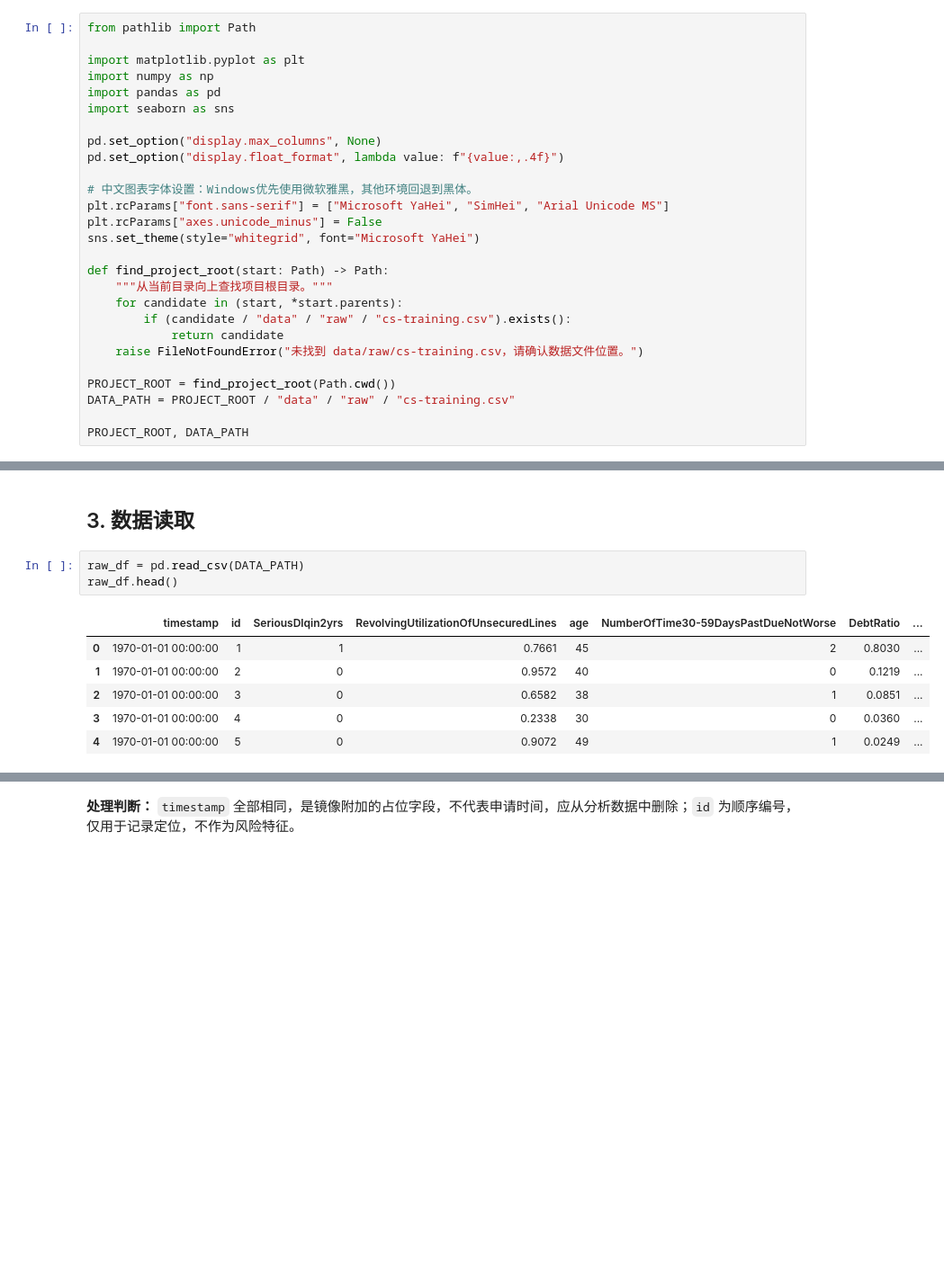
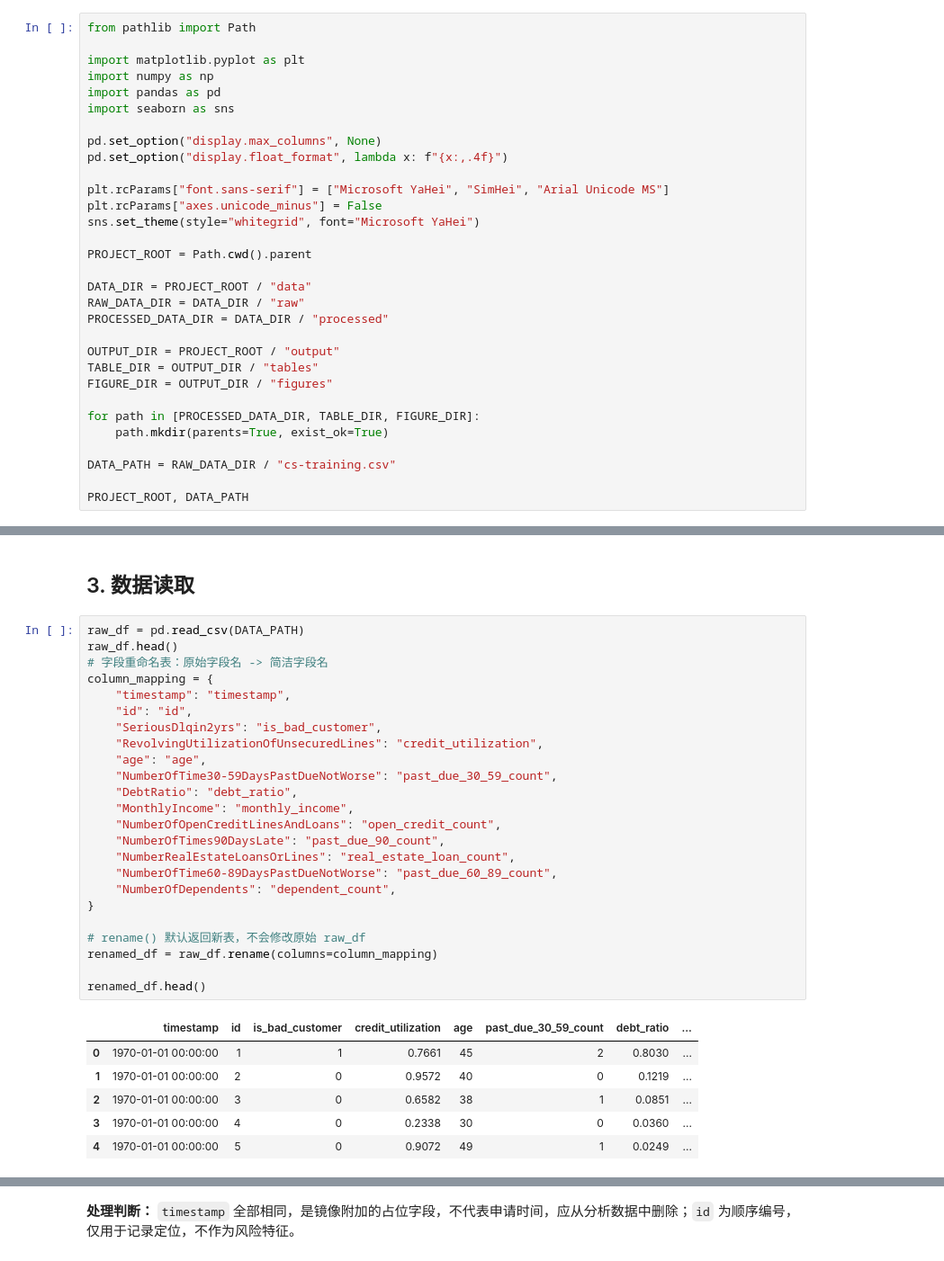
Before and after one commit to xujianbin452-afk/DataAnalysisRoad, a Jupyter notebook: Projects/01_Credit_Risk_Analysis/notebooks/01_business_understanding.ipynb, the cells around one changed output, grey strips where cells are left out. Shown at 90% size. Drawn from its saved outputs; the diff is of its cells as text; blank space fills up the shorter version.

```diff
--- a/Projects/01_Credit_Risk_Analysis/notebooks/01_business_understanding.ipynb
+++ b/Projects/01_Credit_Risk_Analysis/notebooks/01_business_understanding.ipynb
@@ -28,22 +28,26 @@ import pandas as pd
 import seaborn as sns
 
 pd.set_option("display.max_columns", None)
-pd.set_option("display.float_format", lambda value: f"{value:,.4f}")
+pd.set_option("display.float_format", lambda x: f"{x:,.4f}")
 
-# 中文图表字体设置：Windows优先使用微软雅黑，其他环境回退到黑体。
 plt.rcParams["font.sans-serif"] = ["Microsoft YaHei", "SimHei", "Arial Unicode MS"]
 plt.rcParams["axes.unicode_minus"] = False
 sns.set_theme(style="whitegrid", font="Microsoft YaHei")
 
-def find_project_root(start: Path) -> Path:
-    """从当前目录向上查找项目根目录。"""
-    for candidate in (start, *start.parents):
-        if (candidate / "data" / "raw" / "cs-training.csv").exists():
-            return candidate
-    raise FileNotFoundError("未找到 data/raw/cs-training.csv，请确认数据文件位置。")
+PROJECT_ROOT = Path.cwd().parent
 
-PROJECT_ROOT = find_project_root(Path.cwd())
-DATA_PATH = PROJECT_ROOT / "data" / "raw" / "cs-training.csv"
+DATA_DIR = PROJECT_ROOT / "data"
+RAW_DATA_DIR = DATA_DIR / "raw"
+PROCESSED_DATA_DIR = DATA_DIR / "processed"
+
+OUTPUT_DIR = PROJECT_ROOT / "output"
+TABLE_DIR = OUTPUT_DIR / "tables"
+FIGURE_DIR = OUTPUT_DIR / "figures"
+
+for path in [PROCESSED_DATA_DIR, TABLE_DIR, FIGURE_DIR]:
+    path.mkdir(parents=True, exist_ok=True)
+
+DATA_PATH = RAW_DATA_DIR / "cs-training.csv"
 
 PROJECT_ROOT, DATA_PATH
 # %% [output]
@@ -54,8 +58,29 @@ PROJECT_ROOT, DATA_PATH
 # %%
 raw_df = pd.read_csv(DATA_PATH)
 raw_df.head()
+# 字段重命名表：原始字段名 -> 简洁字段名
+column_mapping = {
+    "timestamp": "timestamp",
+    "id": "id",
+    "SeriousDlqin2yrs": "is_bad_customer",
+    "RevolvingUtilizationOfUnsecuredLines": "credit_utilization",
+    "age": "age",
+    "NumberOfTime30-59DaysPastDueNotWorse": "past_due_30_59_count",
+    "DebtRatio": "debt_ratio",
+    "MonthlyIncome": "monthly_income",
+    "NumberOfOpenCreditLinesAndLoans": "open_credit_count",
+    "NumberOfTimes90DaysLate": "past_due_90_count",
+    "NumberRealEstateLoansOrLines": "real_estate_loan_count",
+    "NumberOfTime60-89DaysPastDueNotWorse": "past_due_60_89_count",
+    "NumberOfDependents": "dependent_count",
+}
+
+# rename() 默认返回新表，不会修改原始 raw_df
+renamed_df = raw_df.rename(columns=column_mapping)
+
+renamed_df.head()
 # %% [output]
-|  | timestamp | id | SeriousDlqin2yrs | RevolvingUtilizationOfUnsecuredLines | age | NumberOfTime30-59DaysPastDueNotWorse | DebtRatio | ... |
+|  | timestamp | id | is_bad_customer | credit_utilization | age | past_due_30_59_count | debt_ratio | ... |
 | 0 | 1970-01-01 00:00:00 | 1 | 1 | 0.7661 | 45 | 2 | 0.8030 | ... |
 | 1 | 1970-01-01 00:00:00 | 2 | 0 | 0.9572 | 40 | 0 | 0.1219 | ... |
 | 2 | 1970-01-01 00:00:00 | 3 | 0 | 0.6582 | 38 | 1 | 0.0851 | ... |
```
Also changed, not shown: parts of 6 cells of this notebook.
